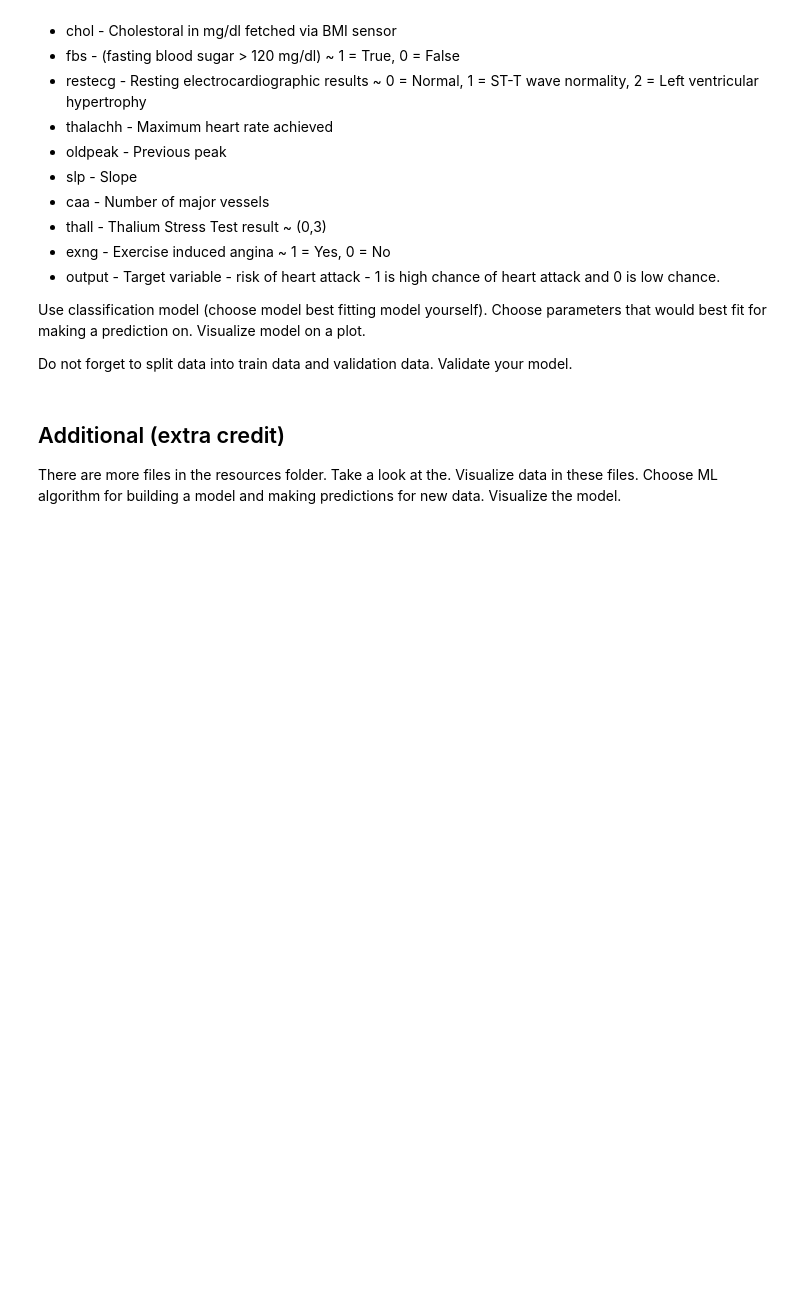
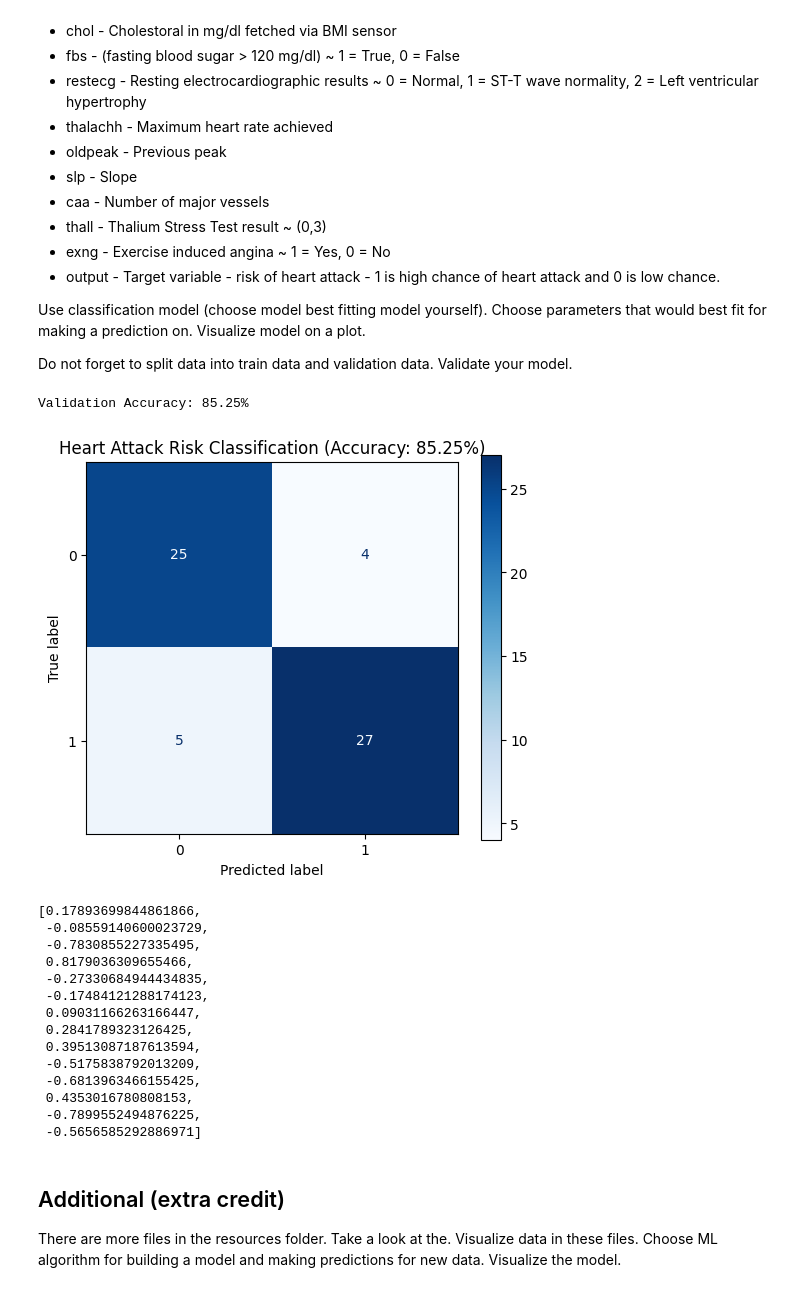
Before and after one commit to Mariia-Mytsak/ida-labs, a Jupyter notebook: assignement-3.ipynb, the cells around one changed output. Drawn from its saved outputs; the diff is of its cells as text; code cells hidden in the pictures; blank space fills up the shorter version.

```diff
--- a/assignement-3.ipynb
+++ b/assignement-3.ipynb
@@ -121,21 +245,68 @@ Use classification model (choose model best fitting model yourself). Choose para
 
 Do not forget to split data into train data and validation data. Validate your model.
 # %%
+from sklearn.model_selection import train_test_split
+from sklearn.preprocessing import StandardScaler
+from sklearn.metrics import accuracy_score, ConfusionMatrixDisplay
+
 def heart_classification(data):
     """
     Build a model, that would classify risk category for heart attack.
     Visualize model on a plot.
 
     Args:
         data: heart medical data.
 
     Returns:
         list: The list of model theta parameters.
     """
-    return None
+    df = data.dropna()
+    X = df.drop('output', axis=1)
+    y = df['output']
+
+    # Розділення на train (80%) та validation (20%)
+    X_train, X_val, y_train, y_val = train_test_split(X, y, test_size=0.2, random_state=42)
+
+    # Масштабування ознак для кращої збіжності логістичної регресії
+    scaler = StandardScaler()
+    X_train_scaled = scaler.fit_transform(X_train)
+    X_val_scaled = scaler.transform(X_val)
+
+    model = LogisticRegression(max_iter=1000)
+    model.fit(X_train_scaled, y_train)
+
+    y_pred = model.predict(X_val_scaled)
+    acc = accuracy_score(y_val, y_pred)
+    print(f"Validation Accuracy: {acc:.2%}")
+
+    # Візуалізація матриці невідповідностей (Confusion Matrix)
+    fig, ax = plt.subplots(figsize=(6, 5))
+    ConfusionMatrixDisplay.from_predictions(y_val, y_pred, cmap='Blues', ax=ax)
+    plt.title(f'Heart Attack Risk Classification (Accuracy: {acc:.2%})')
+    plt.show()
+
+    theta = [float(model.intercept_[0])] + [float(c) for c in model.coef_[0]]
+    return theta
 
 data = extract_texts_from_file('resources/heart.csv')
 heart_classification(data)
+# %% [output]
+Validation Accuracy: 85.25%
+[figure, added]
+[0.17893699844861866,
+ -0.08559140600023729,
+ -0.7830855227335495,
+ 0.8179036309655466,
+ -0.27330684944434835,
+ -0.17484121288174123,
+ 0.09031166263166447,
+ 0.2841789323126425,
+ 0.39513087187613594,
+ -0.5175838792013209,
+ -0.6813963466155425,
+ 0.4353016780808153,
+ -0.7899552494876225,
+ -0.5656585292886971]
 # %% [markdown]
 ## Additional (extra credit)
 
```
Also changed, not shown: parts of 7 cells of this notebook.
